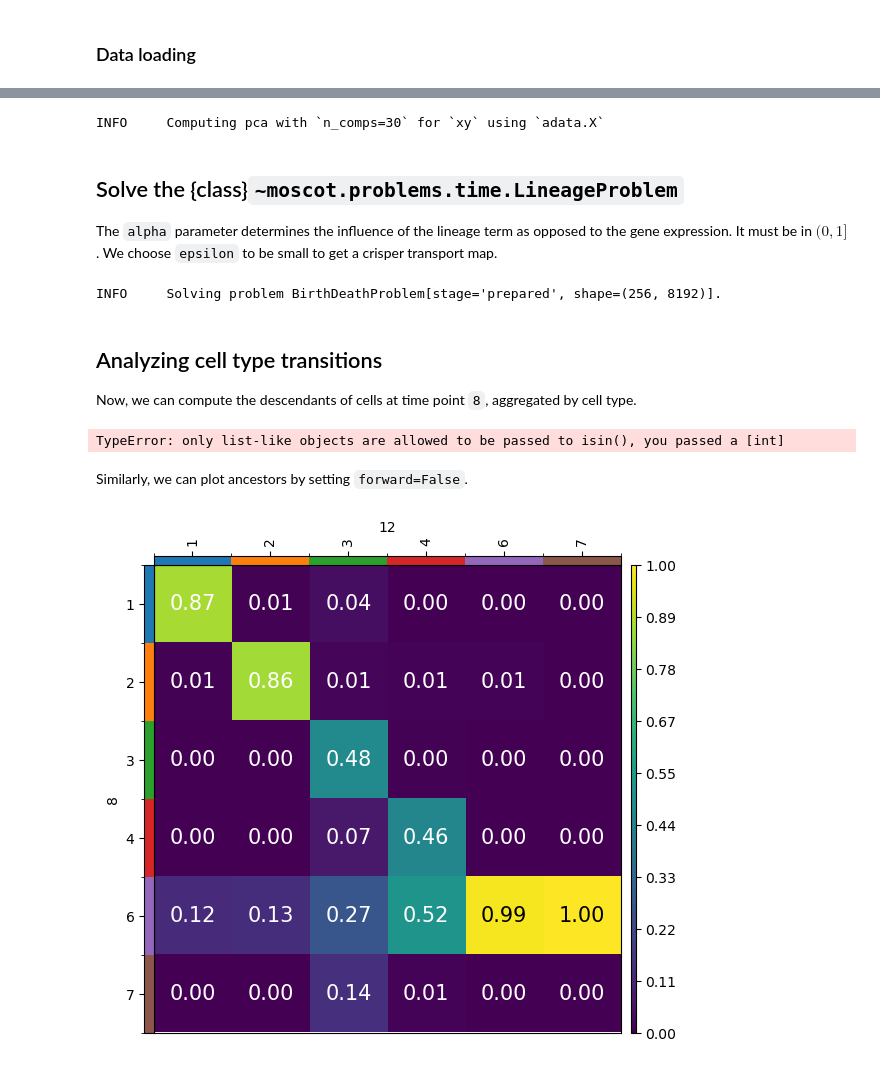
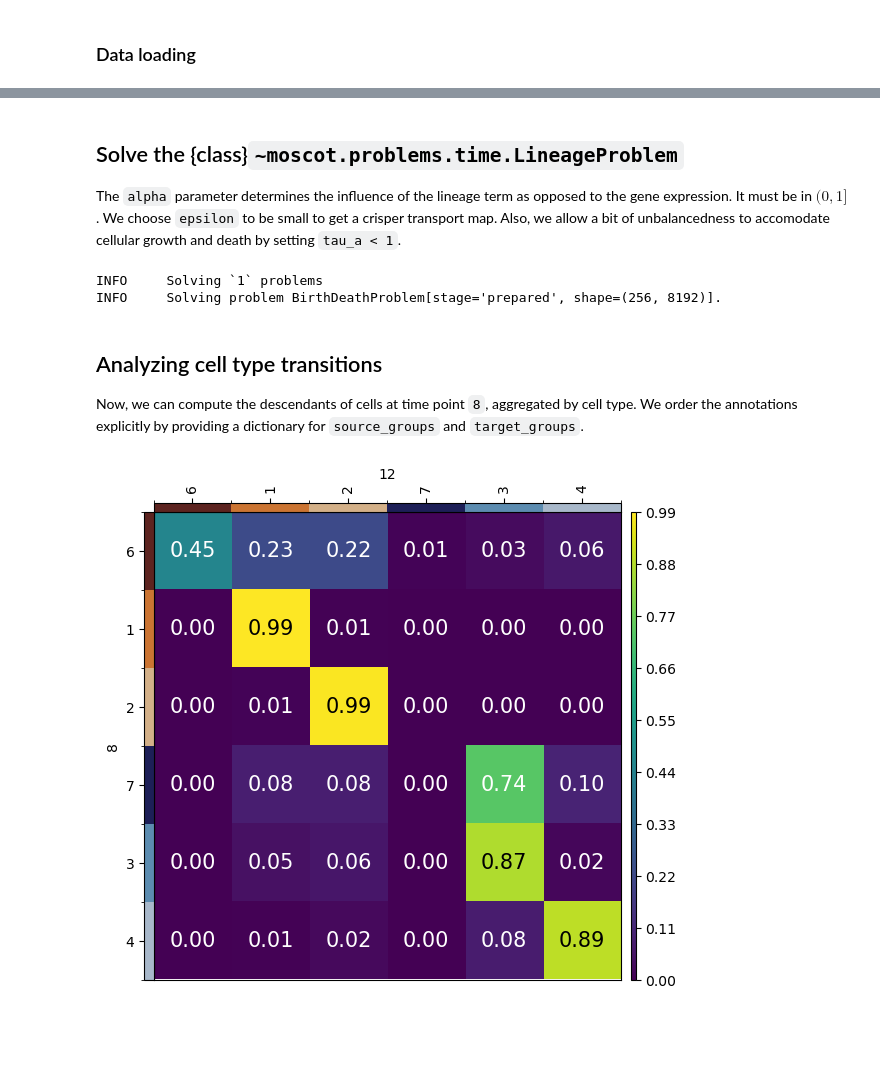
Before and after one commit to theislab/moscot_notebooks, a Jupyter notebook: tutorials/100_lineage.ipynb, the cells around one changed output, grey strips where cells are left out. Drawn from its saved outputs; the diff is of its cells as text; code cells hidden in the pictures; blank space fills up the shorter version.

```diff
--- a/tutorials/100_lineage.ipynb
+++ b/tutorials/100_lineage.ipynb
@@ -103,47 +200,35 @@ Since the {class}`~anndata.AnnData` object already contains the precomputed cost
 lp = LineageProblem(adata=adata)
 lp = lp.prepare(
     time_key="time",
-    joint_attr=None,
+    joint_attr="X_pca",
     lineage_attr={"attr": "obsp", "key": "cost_matrices"},
 )
-# %% [output]
-INFO     Computing pca with `n_comps=30` for `xy` using `adata.X`
 # %% [markdown]
 ## Solve the {class}`~moscot.problems.time.LineageProblem`
 
-The `alpha` parameter determines the influence of the lineage term as opposed to the gene expression. It must be in  $(0, 1]$. We choose `epsilon` to be small to get a crisper transport map.
+The `alpha` parameter determines the influence of the lineage term as opposed to the gene expression. It must be in  $(0, 1]$. We choose `epsilon` to be small to get a crisper transport map. Also, we allow a bit of unbalancedness to accomodate cellular growth and death by setting `tau_a < 1`.
 # %%
-lp = lp.solve(alpha=0.99, epsilon=1e-3)
+lp = lp.solve(alpha=0.99, epsilon=1e-3, tau_a=0.99)
 # %% [output]
+INFO     Solving `1` problems
 INFO     Solving problem BirthDeathProblem[stage='prepared', shape=(256, 8192)].
 # %% [markdown]
 ## Analyzing cell type transitions
 
-Now, we can compute the descendants of cells at time point `8`, aggregated by cell type.
+Now, we can compute the descendants of cells at time point `8`, aggregated by cell type. We order the annotations explicitly by providing a dictionary for `source_groups` and `target_groups`.
 # %%
+order = ["6", "1", "2", "7", "3", "4"]
+
 cell_transition = lp.cell_transition(
     source=8,
     target=12,
-    source_groups="cluster",
-    target_groups="cluster",
+    source_groups={"state": order},
+    target_groups={"state": order},
     forward=True,
+    key_added="lp_transitions"
 )
 
-mpl.cell_transition(lp, fontsize=15, figsize=(5, 5))
+mpl.cell_transition(lp, fontsize=15, figsize=(5, 5), uns_key="lp_transitions")
 # %% [output]
-TypeError: only list-like objects are allowed to be passed to isin(), you passed a [int]
+[figure, added]
-# %% [markdown]
-Similarly, we can plot ancestors by setting `forward=False`.
-# %%
-cell_transition = lp.cell_transition(
-    source=8,
-    target=12,
-    source_groups="celltype",
-    target_groups="celltype",
-    forward=False,
-)
-
-mpl.cell_transition(lp, fontsize=15, figsize=(5, 5))
-# %% [output]
-[figure, removed]
 # %% [markdown]
```
Also changed, not shown: parts of 45 cells of this notebook.
